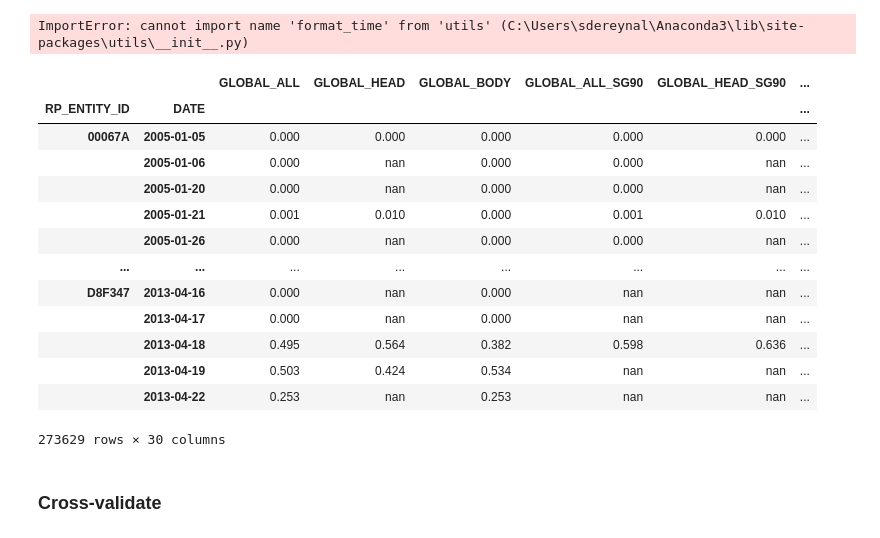
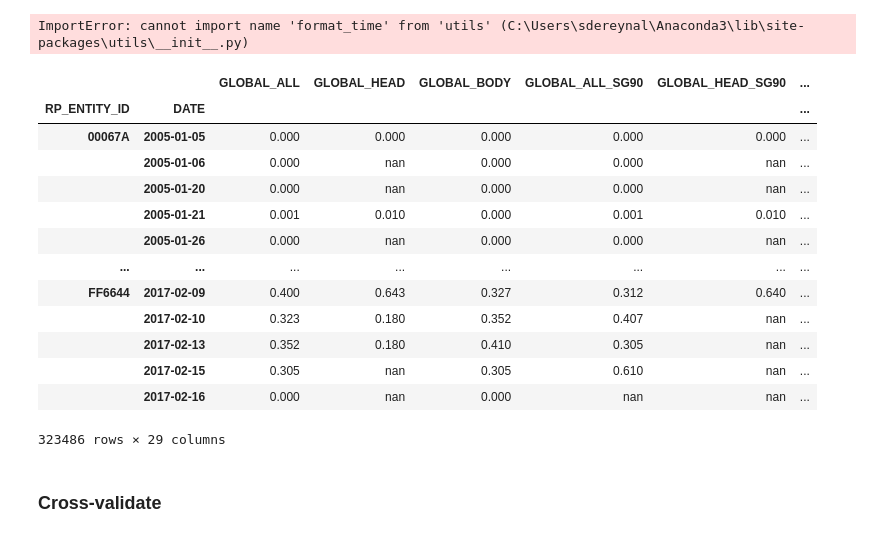
Before and after one commit to STF-R/RP_Challenge, a Jupyter notebook: Ravenpack_model.ipynb, the cells around one changed output. Saved outputs shown, nothing was run; the diff lists cells and outputs as text; code cells hidden in the pictures.

```diff
--- a/Ravenpack_model.ipynb
+++ b/Ravenpack_model.ipynb
@@ -980,21 +1002,3 @@ warnings.filterwarnings('ignore')
 sns.set_style("whitegrid")
 idx = pd.IndexSlice
 np.random.seed(42)
-# %%
-df_train_valid_fin = df_train_valid_inter.set_index(['RP_ENTITY_ID', 'DATE'])
-df_train_valid_fin
-# %% [output]
-|  |  | GLOBAL_ALL | GLOBAL_HEAD | GLOBAL_BODY | GLOBAL_ALL_SG90 | GLOBAL_HEAD_SG90 | ... |
-| RP_ENTITY_ID | DATE |  |  |  |  |  | ... |
-| 00067A | 2005-01-05 | 0.000 | 0.000 | 0.000 | 0.000 | 0.000 | ... |
-|  | 2005-01-06 | 0.000 | nan | 0.000 | 0.000 | nan | ... |
-|  | 2005-01-20 | 0.000 | nan | 0.000 | 0.000 | nan | ... |
-|  | 2005-01-21 | 0.001 | 0.010 | 0.000 | 0.001 | 0.010 | ... |
-|  | 2005-01-26 | 0.000 | nan | 0.000 | 0.000 | nan | ... |
-| ... | ... | ... | ... | ... | ... | ... | ... |
-| D8F347 | 2013-04-16 | 0.000 | nan | 0.000 | nan | nan | ... |
-|  | 2013-04-17 | 0.000 | nan | 0.000 | nan | nan | ... |
-|  | 2013-04-18 | 0.495 | 0.564 | 0.382 | 0.598 | 0.636 | ... |
-|  | 2013-04-19 | 0.503 | 0.424 | 0.534 | nan | nan | ... |
-|  | 2013-04-22 | 0.253 | nan | 0.253 | nan | nan | ... |
-273629 rows × 30 columns
@@ -1019,4 +1026,26 @@ def get_data(start='2000', end='2018', task='classification', holding_period=1,
     return y, X
+# %%
+y, X = get_data()
+# X = X.iloc[:,:-1]
+X_dummy = pd.get_dummies(X['cluster'], prefix='cluster')
+X = X.join(X_dummy)
+X = X.loc[:, ~X.columns.isin(['cluster', 'GROUP_E_BODY', 'GROUP_A_BODY', 'GROUP_AM_BODY'])]
+X
+# %% [output]
+|  |  | GLOBAL_ALL | GLOBAL_HEAD | GLOBAL_BODY | GLOBAL_ALL_SG90 | GLOBAL_HEAD_SG90 | ... |
+| RP_ENTITY_ID | DATE |  |  |  |  |  | ... |
+| 00067A | 2005-01-05 | 0.000 | 0.000 | 0.000 | 0.000 | 0.000 | ... |
+|  | 2005-01-06 | 0.000 | nan | 0.000 | 0.000 | nan | ... |
+|  | 2005-01-20 | 0.000 | nan | 0.000 | 0.000 | nan | ... |
+|  | 2005-01-21 | 0.001 | 0.010 | 0.000 | 0.001 | 0.010 | ... |
+|  | 2005-01-26 | 0.000 | nan | 0.000 | 0.000 | nan | ... |
+| ... | ... | ... | ... | ... | ... | ... | ... |
+| FF6644 | 2017-02-09 | 0.400 | 0.643 | 0.327 | 0.312 | 0.640 | ... |
+|  | 2017-02-10 | 0.323 | 0.180 | 0.352 | 0.407 | nan | ... |
+|  | 2017-02-13 | 0.352 | 0.180 | 0.410 | 0.305 | nan | ... |
+|  | 2017-02-15 | 0.305 | nan | 0.305 | 0.610 | nan | ... |
+|  | 2017-02-16 | 0.000 | nan | 0.000 | nan | nan | ... |
+323486 rows × 29 columns
 # %%
 def get_holdout_set(target, features, period=6):
     idx = pd.IndexSlice
```
Also changed, not shown: parts of 30 cells of this notebook, 2 other files.
